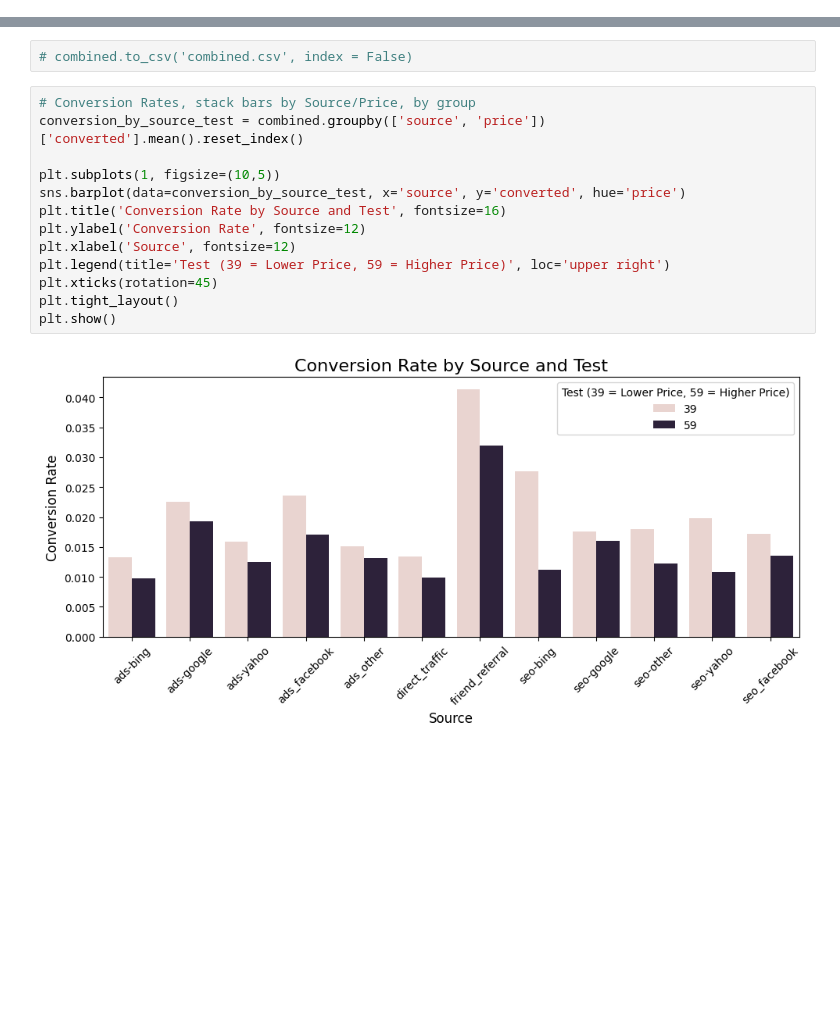
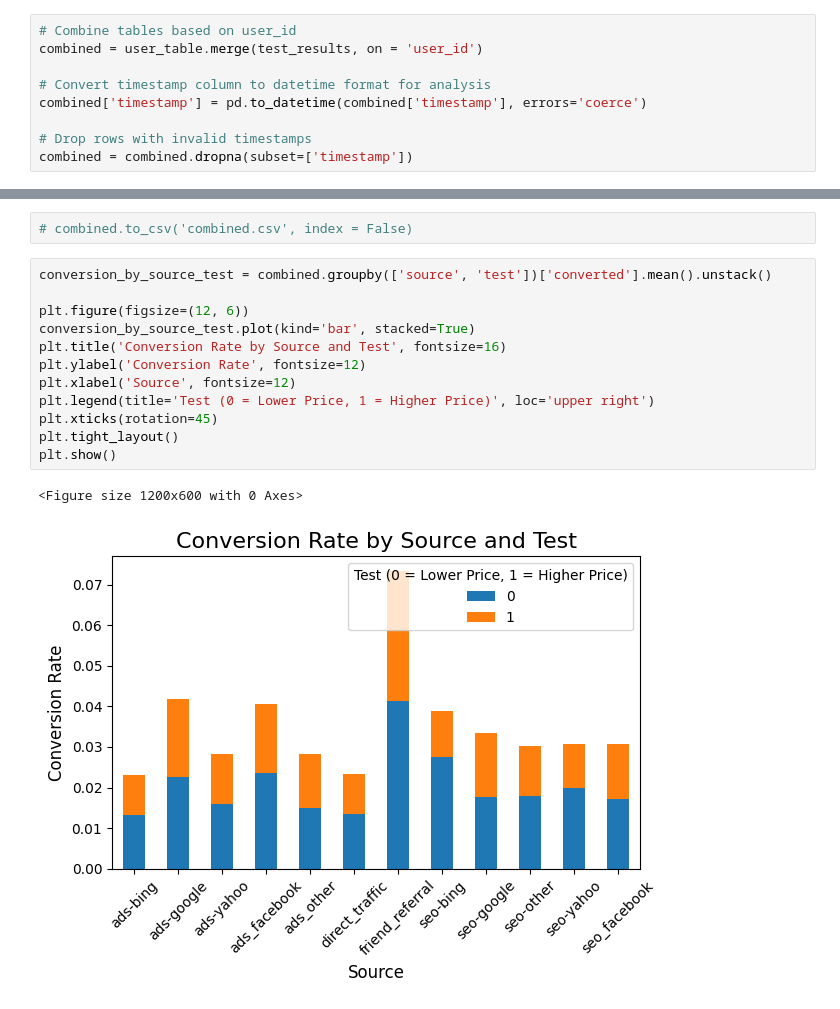
Before and after one commit to D123aniel/DATA110, a Jupyter notebook: project.ipynb, the cells around one changed output, grey strips where cells are left out. Saved outputs shown, nothing was run; the diff lists cells and outputs as text; blank space fills up the shorter version.

Commit message:
data time

```diff
--- a/project.ipynb
+++ b/project.ipynb
@@ -13,0 +11,9 @@ combined = combined.dropna()
+# %%
+# Combine tables based on user_id
+combined = user_table.merge(test_results, on = 'user_id')
+
+# Convert timestamp column to datetime format for analysis
+combined['timestamp'] = pd.to_datetime(combined['timestamp'], errors='coerce')
+
+# Drop rows with invalid timestamps
+combined = combined.dropna(subset=['timestamp'])
@@ -45,17 +46,17 @@ plt.show()
 # %%
 # combined.to_csv('combined.csv', index = False)
 # %%
-# Conversion Rates, stack bars by Source/Price, by group
-conversion_by_source_test = combined.groupby(['source', 'price'])['converted'].mean().reset_index()
+conversion_by_source_test = combined.groupby(['source', 'test'])['converted'].mean().unstack()
 
-plt.subplots(1, figsize=(10,5))
-sns.barplot(data=conversion_by_source_test, x='source', y='converted', hue='price')
+plt.figure(figsize=(12, 6))
+conversion_by_source_test.plot(kind='bar', stacked=True)
 plt.title('Conversion Rate by Source and Test', fontsize=16)
 plt.ylabel('Conversion Rate', fontsize=12)
 plt.xlabel('Source', fontsize=12)
-plt.legend(title='Test (39 = Lower Price, 59 = Higher Price)', loc='upper right')
+plt.legend(title='Test (0 = Lower Price, 1 = Higher Price)', loc='upper right')
 plt.xticks(rotation=45)
 plt.tight_layout()
 plt.show()
 # %% [output]
+<Figure size 1200x600 with 0 Axes>
-[figure, old version]
+[figure, new version]
```
Also changed, not shown: parts of 6 cells of this notebook.
